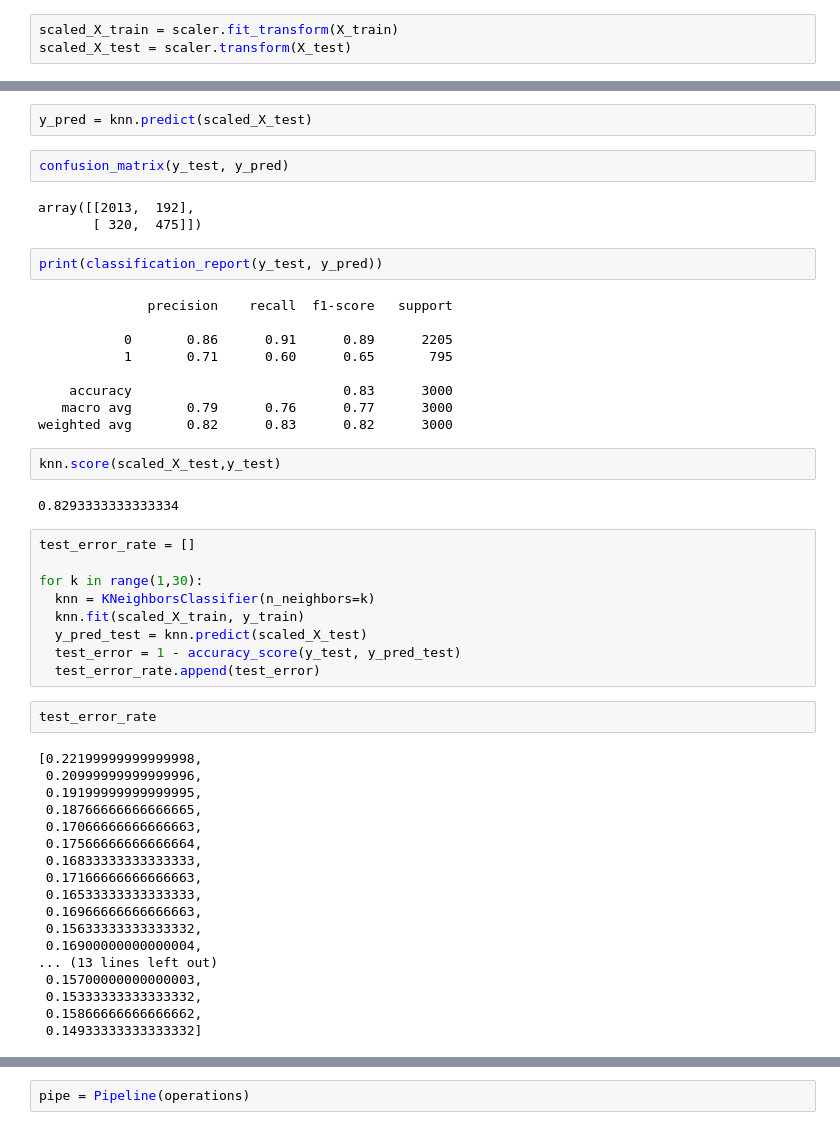
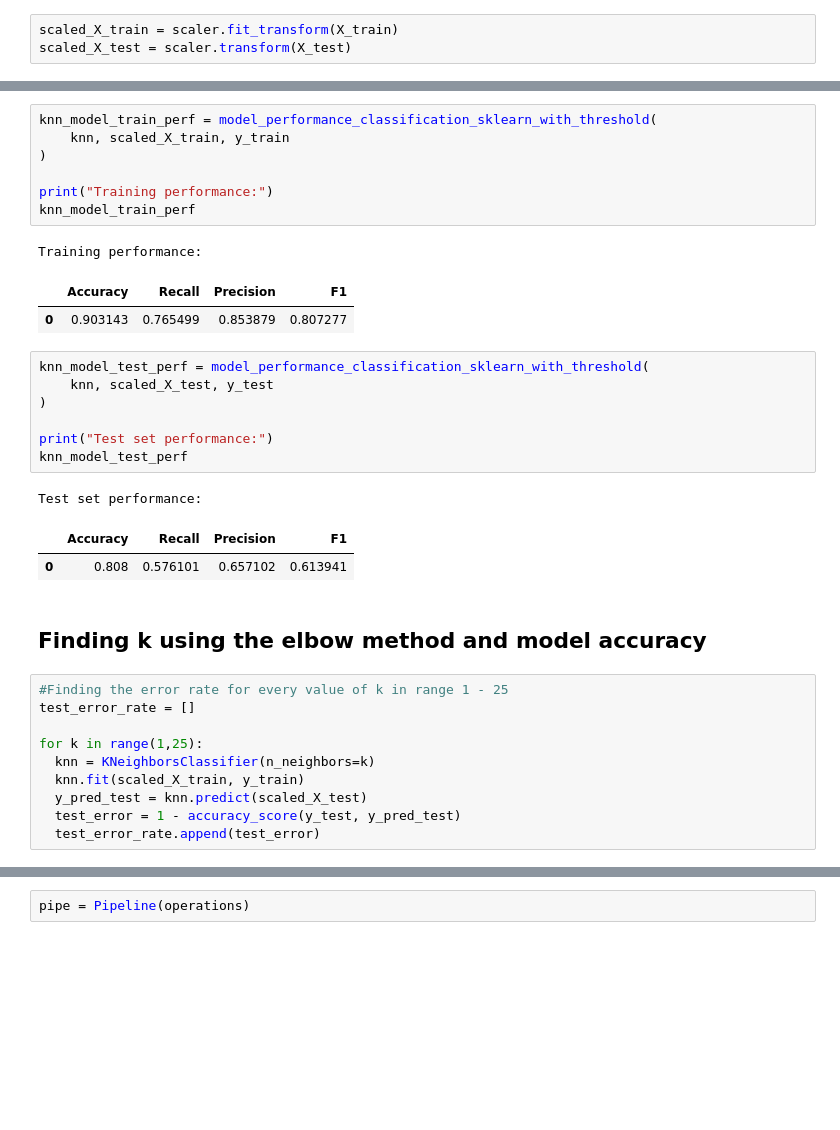
Before and after one commit to cfreeman22/data_mining_1_D209, a Jupyter notebook: D209_data_mining1_task1.ipynb, the cells around one changed output, grey strips where cells are left out. Drawn from its saved outputs; the diff is of its cells as text; blank space fills up the shorter version.

```diff
--- a/D209_data_mining1_task1.ipynb
+++ b/D209_data_mining1_task1.ipynb
@@ -329,52 +353,35 @@ KNeighborsClassifier()
-# %%
-y_pred = knn.predict(scaled_X_test)
-# %%
-confusion_matrix(y_test, y_pred)
-# %% [output]
-array([[2013,  192],
-       [ 320,  475]])
-# %%
-print(classification_report(y_test, y_pred))
-# %% [output]
-              precision    recall  f1-score   support
-
-           0       0.86      0.91      0.89      2205
-           1       0.71      0.60      0.65       795
-
-    accuracy                           0.83      3000
-   macro avg       0.79      0.76      0.77      3000
-weighted avg       0.82      0.83      0.82      3000
-# %%
-knn.score(scaled_X_test,y_test)
-# %% [output]
-0.8293333333333334
+# %%
+knn_model_train_perf = model_performance_classification_sklearn_with_threshold(
+    knn, scaled_X_train, y_train
+)
+
+print("Training performance:")
+knn_model_train_perf
+# %% [output]
+Training performance:
+|  | Accuracy | Recall | Precision | F1 |
+| 0 | 0.903143 | 0.765499 | 0.853879 | 0.807277 |
+# %%
+knn_model_test_perf = model_performance_classification_sklearn_with_threshold(
+    knn, scaled_X_test, y_test
+)
+
+print("Test set performance:")
+knn_model_test_perf
+# %% [output]
+Test set performance:
+|  | Accuracy | Recall | Precision | F1 |
+| 0 | 0.808 | 0.576101 | 0.657102 | 0.613941 |
+# %% [markdown]
+## Finding k using the elbow method and model accuracy
 # %%
+#Finding the error rate for every value of k in range 1 - 25
 test_error_rate = []
 
-for k in range(1,30):
+for k in range(1,25):
   knn = KNeighborsClassifier(n_neighbors=k)
   knn.fit(scaled_X_train, y_train)
   y_pred_test = knn.predict(scaled_X_test)
   test_error = 1 - accuracy_score(y_test, y_pred_test)
   test_error_rate.append(test_error)
-# %%
-test_error_rate
-# %% [output]
-[0.22199999999999998,
- 0.20999999999999996,
- 0.19199999999999995,
- 0.18766666666666665,
- 0.17066666666666663,
- 0.17566666666666664,
- 0.16833333333333333,
- 0.17166666666666663,
- 0.16533333333333333,
- 0.16966666666666663,
- 0.15633333333333332,
- 0.16900000000000004,
-... (13 lines left out)
- 0.15700000000000003,
- 0.15333333333333332,
- 0.15866666666666662,
- 0.14933333333333332]
 # %%
```
Also changed, not shown: parts of 39 cells of this notebook.
